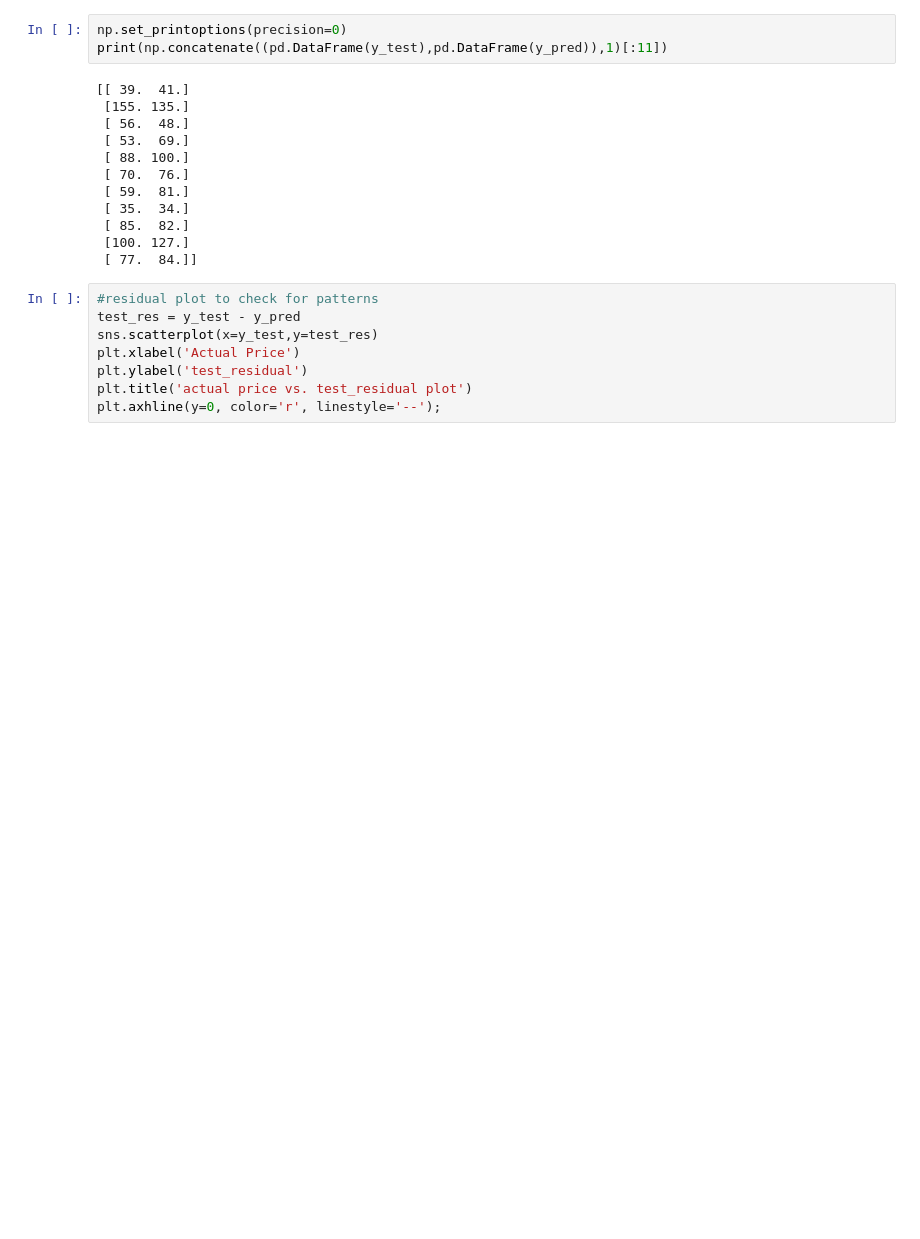
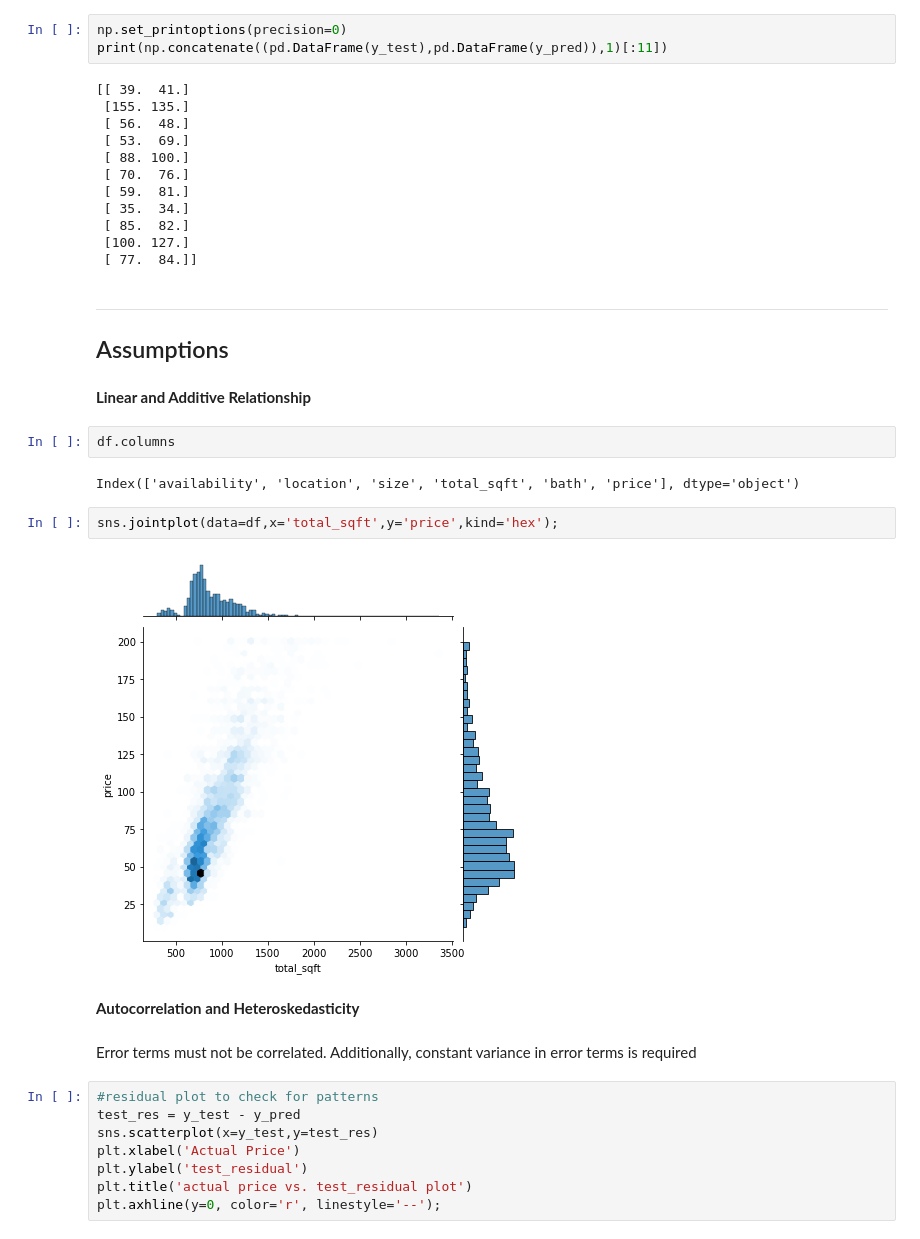
Before and after one commit to h-1mant/Bengaluru-House-Price-Prediction, a Jupyter notebook: Bengaluru House Price Prediction.ipynb, the cells around one changed output. Saved outputs shown, nothing was run; the diff lists cells and outputs as text; blank space fills up the shorter version.

```diff
--- a/Bengaluru House Price Prediction.ipynb
+++ b/Bengaluru House Price Prediction.ipynb
@@ -695,6 +706,24 @@ print(np.concatenate((pd.DataFrame(y_test),pd.DataFrame(y_pred)),1)[:11])
  [ 85.  82.]
  [100. 127.]
  [ 77.  84.]]
+# %% [markdown]
+---
+
+## Assumptions
+# %% [markdown]
+**Linear and Additive Relationship**
+# %%
+df.columns
+# %% [output]
+Index(['availability', 'location', 'size', 'total_sqft', 'bath', 'price'], dtype='object')
+# %%
+sns.jointplot(data=df,x='total_sqft',y='price',kind='hex');
+# %% [output]
+[figure, added]
+# %% [markdown]
+**Autocorrelation and Heteroskedasticity**
+# %% [markdown]
+Error terms must not be correlated. Additionally, constant variance in error terms is required
 # %%
 #residual plot to check for patterns
 test_res = y_test - y_pred
```
Also changed, not shown: parts of 14 cells of this notebook.
